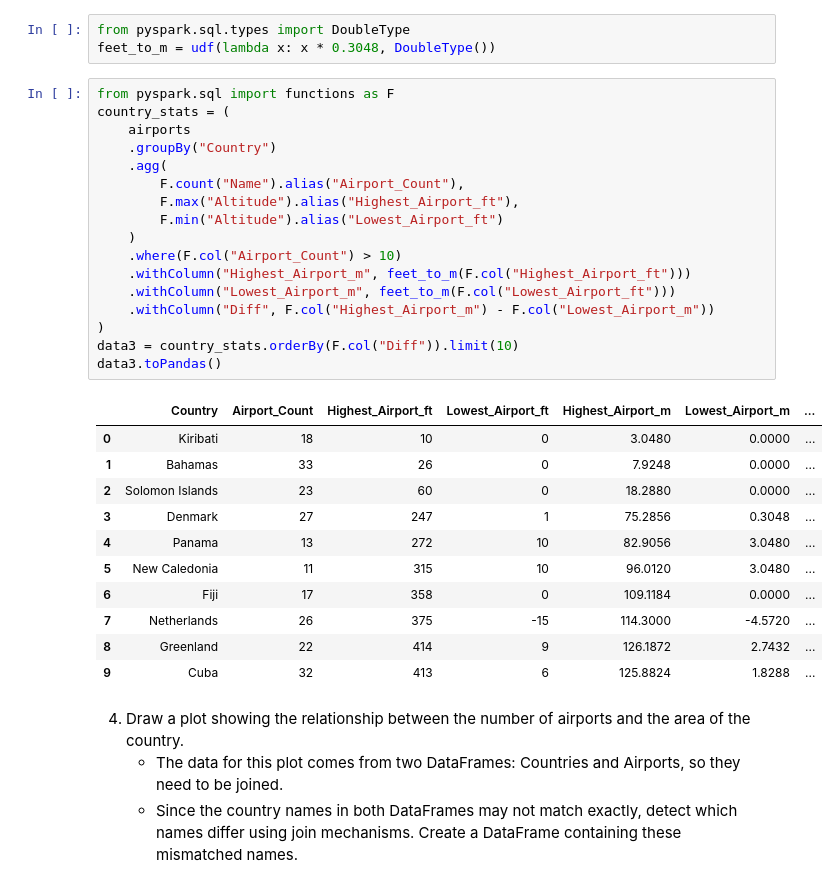
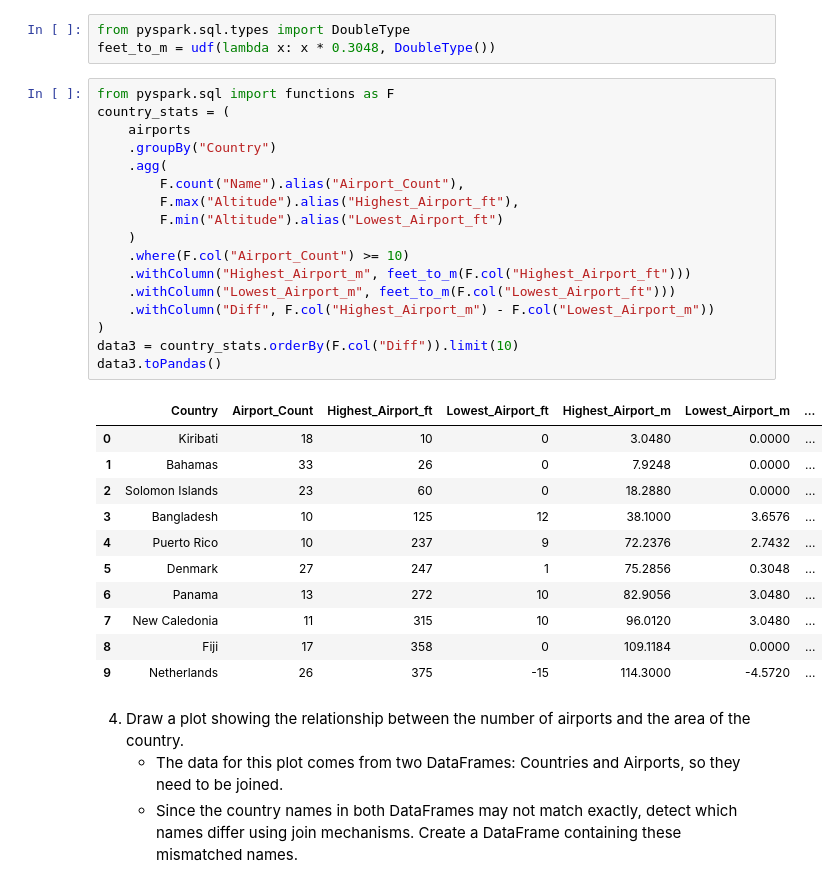
Before and after one commit to Kamicia8/Large-Scale-Data-Analysis, a Jupyter notebook: Lab2_SQL/SQL.ipynb, the cells around one changed output. Cells and saved outputs as stored; diff of their text form.

```diff
--- a/Lab2_SQL/SQL.ipynb
+++ b/Lab2_SQL/SQL.ipynb
@@ -179,32 +179,32 @@ feet_to_m = udf(lambda x: x * 0.3048, DoubleType())
 # %%
 from pyspark.sql import functions as F
 country_stats = (
     airports
     .groupBy("Country")
     .agg(
         F.count("Name").alias("Airport_Count"),
         F.max("Altitude").alias("Highest_Airport_ft"),
         F.min("Altitude").alias("Lowest_Airport_ft")
     )
-    .where(F.col("Airport_Count") > 10)
+    .where(F.col("Airport_Count") >= 10)
     .withColumn("Highest_Airport_m", feet_to_m(F.col("Highest_Airport_ft")))
     .withColumn("Lowest_Airport_m", feet_to_m(F.col("Lowest_Airport_ft")))
     .withColumn("Diff", F.col("Highest_Airport_m") - F.col("Lowest_Airport_m"))
 )
 data3 = country_stats.orderBy(F.col("Diff")).limit(10)
 data3.toPandas()
 # %% [output]
 |  | Country | Airport_Count | Highest_Airport_ft | Lowest_Airport_ft | Highest_Airport_m | Lowest_Airport_m | ... |
 | 0 | Kiribati | 18 | 10 | 0 | 3.0480 | 0.0000 | ... |
 | 1 | Bahamas | 33 | 26 | 0 | 7.9248 | 0.0000 | ... |
 | 2 | Solomon Islands | 23 | 60 | 0 | 18.2880 | 0.0000 | ... |
-| 3 | Denmark | 27 | 247 | 1 | 75.2856 | 0.3048 | ... |
-| 4 | Panama | 13 | 272 | 10 | 82.9056 | 3.0480 | ... |
-| 5 | New Caledonia | 11 | 315 | 10 | 96.0120 | 3.0480 | ... |
-| 6 | Fiji | 17 | 358 | 0 | 109.1184 | 0.0000 | ... |
-| 7 | Netherlands | 26 | 375 | -15 | 114.3000 | -4.5720 | ... |
-| 8 | Greenland | 22 | 414 | 9 | 126.1872 | 2.7432 | ... |
-| 9 | Cuba | 32 | 413 | 6 | 125.8824 | 1.8288 | ... |
+| 3 | Bangladesh | 10 | 125 | 12 | 38.1000 | 3.6576 | ... |
+| 4 | Puerto Rico | 10 | 237 | 9 | 72.2376 | 2.7432 | ... |
+| 5 | Denmark | 27 | 247 | 1 | 75.2856 | 0.3048 | ... |
+| 6 | Panama | 13 | 272 | 10 | 82.9056 | 3.0480 | ... |
+| 7 | New Caledonia | 11 | 315 | 10 | 96.0120 | 3.0480 | ... |
+| 8 | Fiji | 17 | 358 | 0 | 109.1184 | 0.0000 | ... |
+| 9 | Netherlands | 26 | 375 | -15 | 114.3000 | -4.5720 | ... |
 # %% [markdown]
 4. Draw a plot showing the relationship between the number of airports and the area of the country.
     - The data for this plot comes from two DataFrames: Countries and Airports, so they need to be joined.
```
Also changed, not shown: parts of 3 cells of this notebook, 1 other file.
